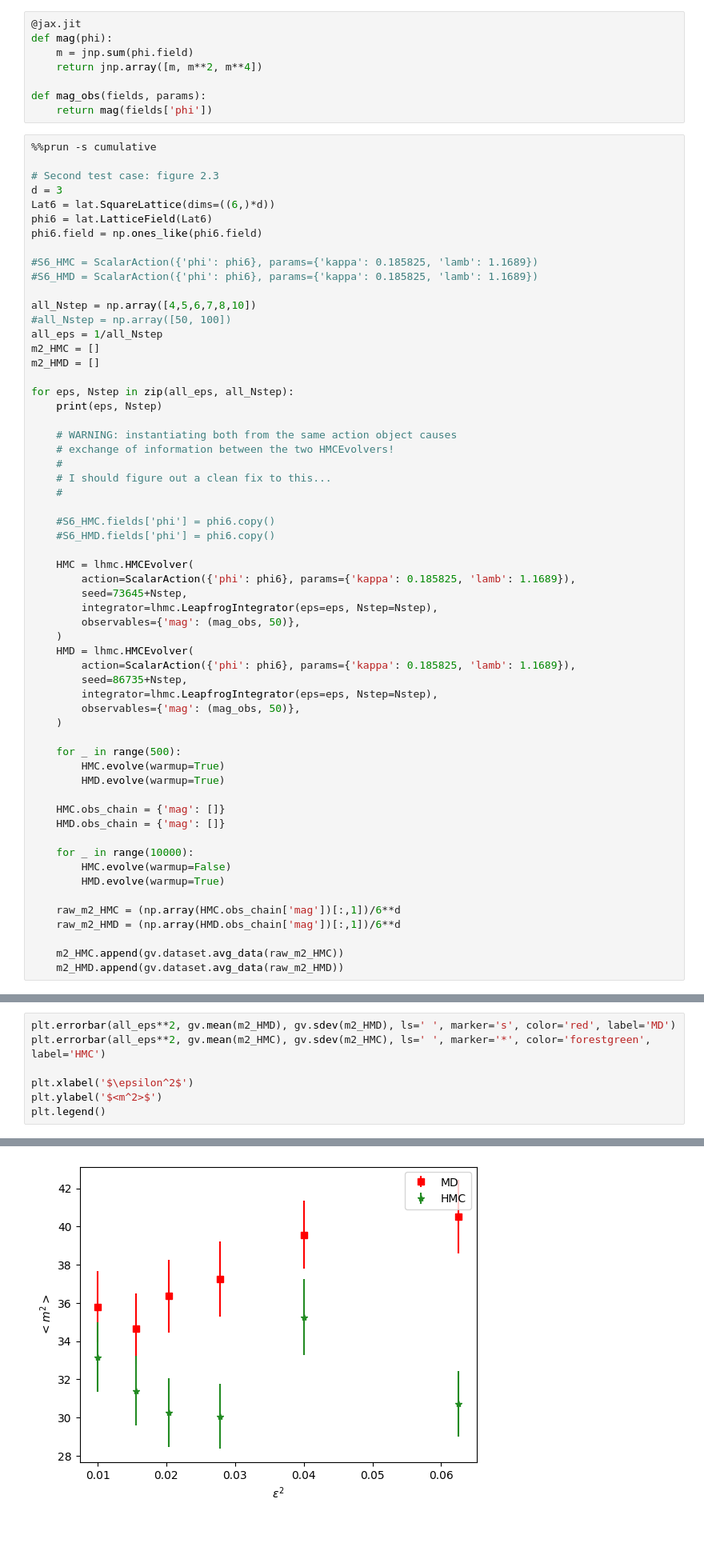
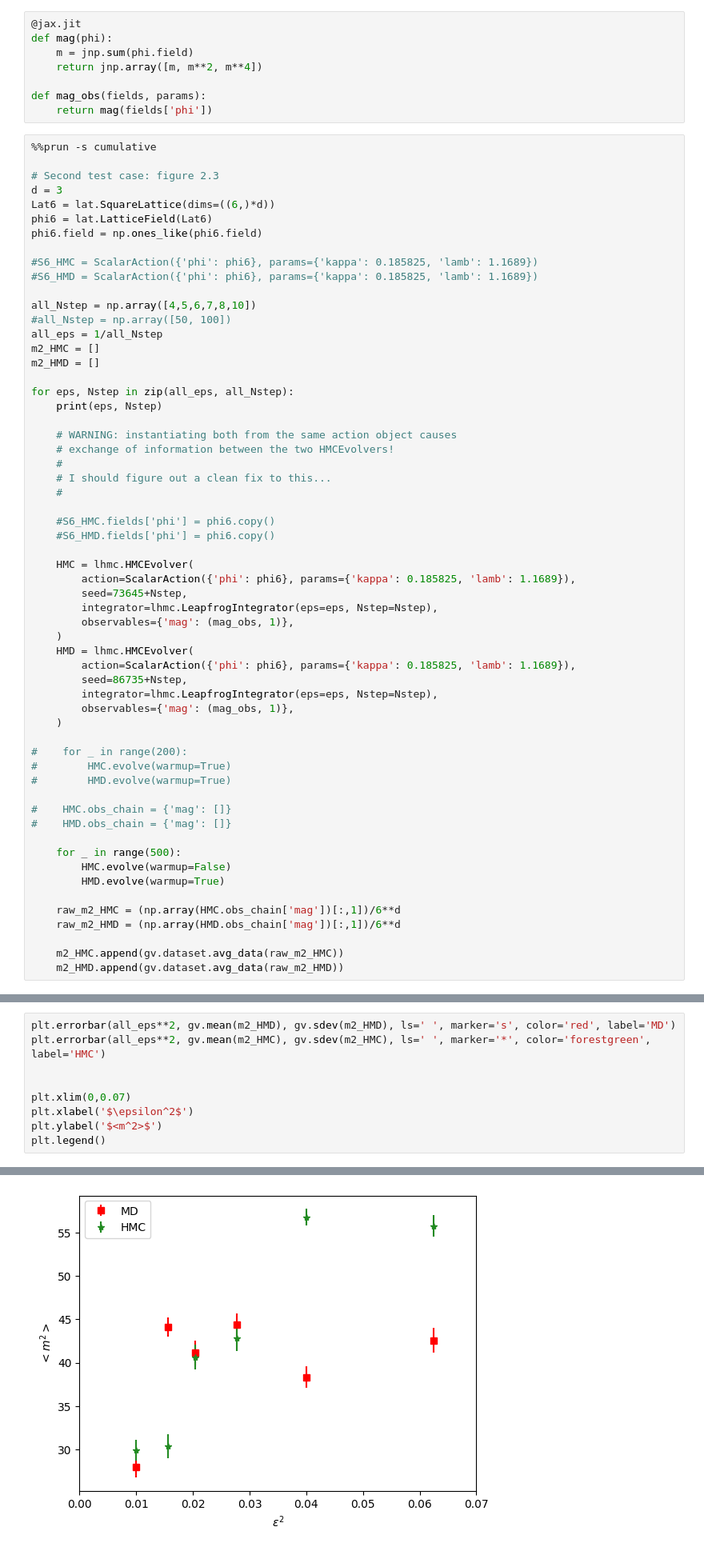
Before and after one commit to etneil/lfox, a Jupyter notebook: reproduce_schaefer.ipynb, the cells around one changed output, grey strips where cells are left out. Shown at 80% size. Saved outputs shown, nothing was run; the diff lists cells and outputs as text.

```diff
--- a/reproduce_schaefer.ipynb
+++ b/reproduce_schaefer.ipynb
@@ -174,23 +205,23 @@ for eps, Nstep in zip(all_eps, all_Nstep):
         action=ScalarAction({'phi': phi6}, params={'kappa': 0.185825, 'lamb': 1.1689}),
         seed=73645+Nstep,
         integrator=lhmc.LeapfrogIntegrator(eps=eps, Nstep=Nstep),
-        observables={'mag': (mag_obs, 50)},
+        observables={'mag': (mag_obs, 1)},
     )
     HMD = lhmc.HMCEvolver(
         action=ScalarAction({'phi': phi6}, params={'kappa': 0.185825, 'lamb': 1.1689}),
         seed=86735+Nstep,
         integrator=lhmc.LeapfrogIntegrator(eps=eps, Nstep=Nstep),
-        observables={'mag': (mag_obs, 50)},
+        observables={'mag': (mag_obs, 1)},
     )
 
+#    for _ in range(200):
+#        HMC.evolve(warmup=True)
+#        HMD.evolve(warmup=True)
+
+#    HMC.obs_chain = {'mag': []}
+#    HMD.obs_chain = {'mag': []}
+
     for _ in range(500):
-        HMC.evolve(warmup=True)
-        HMD.evolve(warmup=True)
-
-    HMC.obs_chain = {'mag': []}
-    HMD.obs_chain = {'mag': []}
-
-    for _ in range(10000):
         HMC.evolve(warmup=False)
         HMD.evolve(warmup=True)
 
@@ -232,13 +263,15 @@ plt.plot(mtest[:,1])
 # %%
 plt.errorbar(all_eps**2, gv.mean(m2_HMD), gv.sdev(m2_HMD), ls=' ', marker='s', color='red', label='MD')
 plt.errorbar(all_eps**2, gv.mean(m2_HMC), gv.sdev(m2_HMC), ls=' ', marker='*', color='forestgreen', label='HMC')
 
+
+plt.xlim(0,0.07)
 plt.xlabel('$\epsilon^2$')
 plt.ylabel('$<m^2>$')
 plt.legend()
 # %% [output]
 <matplotlib.legend.Legend at 0x...>
-[figure, old version]
+[figure, new version]
 # %% [markdown]
 Finally the big physics result, figure 2.5!
 # %%
```
Also changed, not shown: parts of 10 cells of this notebook, 2 other files.
